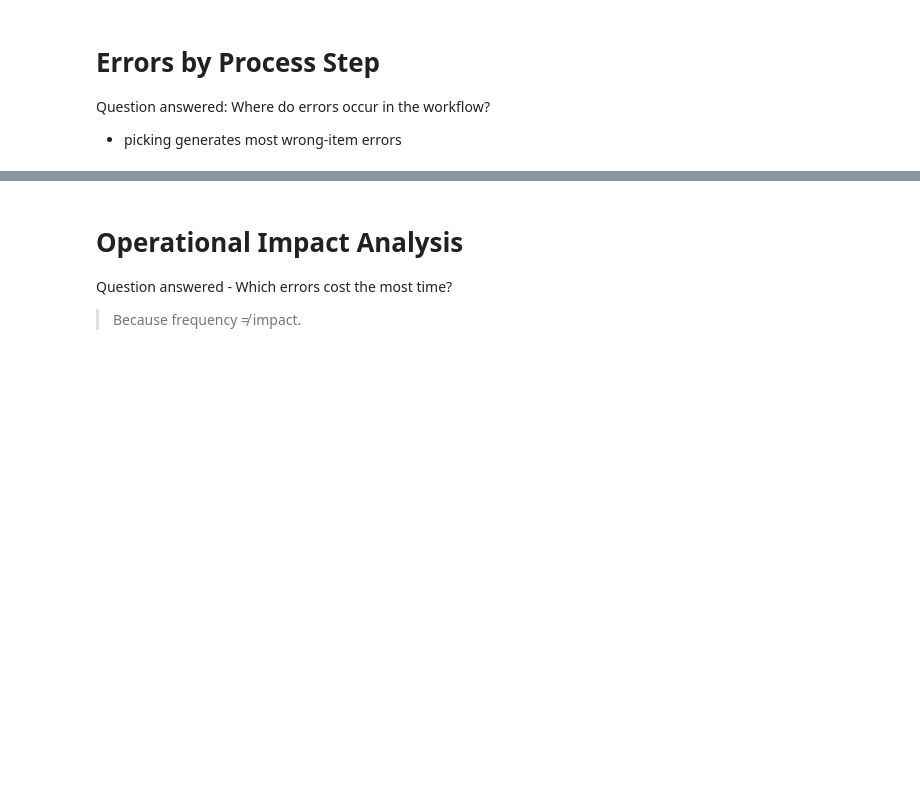
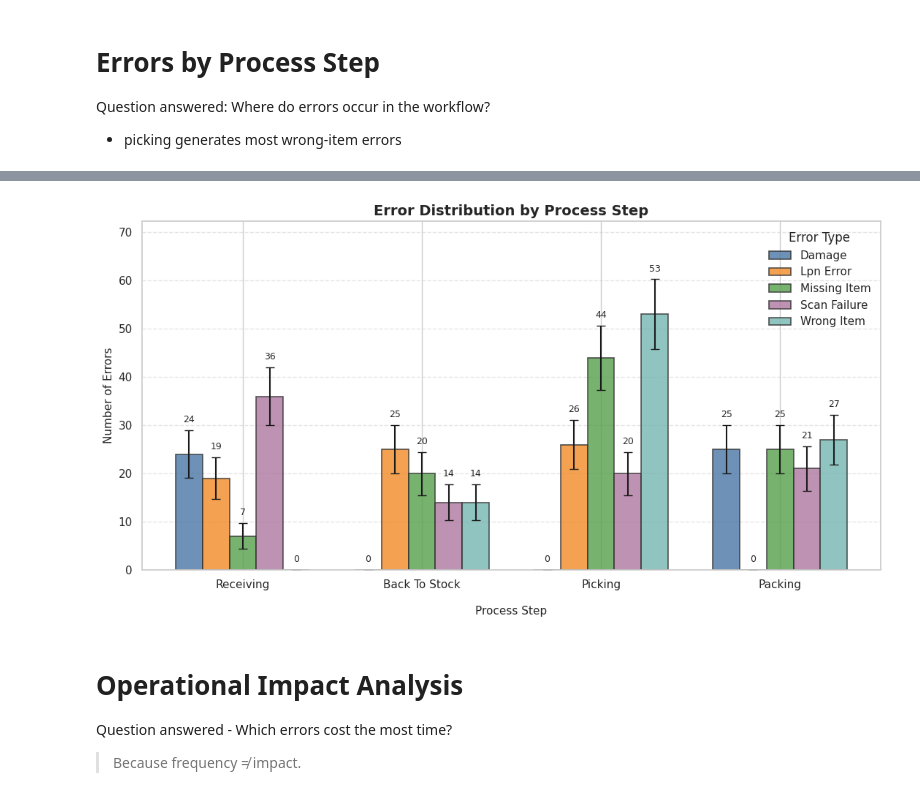
Before and after one commit to aesquivel94/operational-error-analyzer, a Jupyter notebook: warehouse_operational_error_analysis.ipynb, the cells around one changed output, grey strips where cells are left out. Saved outputs shown, nothing was run; the diff lists cells and outputs as text; code cells hidden in the pictures; blank space fills up the shorter version.

```diff
--- a/warehouse_operational_error_analysis.ipynb
+++ b/warehouse_operational_error_analysis.ipynb
@@ -231,3 +250,70 @@ plt.show()
+# %%
+# Second Analysis: Errors by Process Step
+step_errors = pd.crosstab(df["process_step"], df["error_type"])
+
+# Force process order
+process_order = ["receiving", "back_to_stock", "picking", "packing"]
+step_errors = step_errors.loc[process_order]
+
+# Format labels
+x_labels = [x.replace("_", " ").title() for x in step_errors.index]
+legend_labels = [x.replace("_", " ").title() for x in step_errors.columns]
+
+# Colorblind-friendly palette (Okabe-Ito inspired)
+colors = ["#4E79A7", "#F28E2B", "#59A14F", "#B07AA1", "#76B7B2"]
+plt.figure(figsize=(11, 6))
+
+x = np.arange(len(step_errors.index))
+width = 0.15
+
+for i, col in enumerate(step_errors.columns):
+    values = step_errors[col].values
+    errors = np.sqrt(values)  # simple count-based approximation
+
+    bars = plt.bar(
+        x + i * width,
+        values,
+        width=width,
+        yerr=errors,
+        capsize=4,
+        label=legend_labels[i],
+        color=colors[i],
+        alpha=0.82,
+        edgecolor="#33333333",
+        linewidth=1.2
+    )
+
+    # Add value labels above the error bars
+    for j, v in enumerate(values):
+        plt.text(
+            x[j] + i * width,
+            v + errors[j] + 1.2,
+            str(v),
+            ha="center",
+            va="bottom",
+            fontsize=9
+        )
+
+# Center x tick labels
+plt.xticks(
+    x + width * (len(step_errors.columns) - 1) / 2,
+    x_labels
+)
+
+plt.title("Error Distribution by Process Step", fontsize=14, weight="bold")
+plt.ylabel("Number of Errors", fontsize=11)
+plt.xlabel("Process Step", fontsize=11, labelpad=15)
+
+plt.grid(axis="y", linestyle="--", alpha=0.5)
+plt.legend(title="Error Type", frameon=False)
+
+# Add top space so labels don't get cramped
+plt.ylim(0, (step_errors.values.max() + np.sqrt(step_errors.values.max()) + 12))
+
+plt.tight_layout()
+plt.show()
+# %% [output]
+[figure, added]
 # %% [markdown]
 # Operational Impact Analysis
 
```
Also changed, not shown: parts of 3 cells of this notebook.
